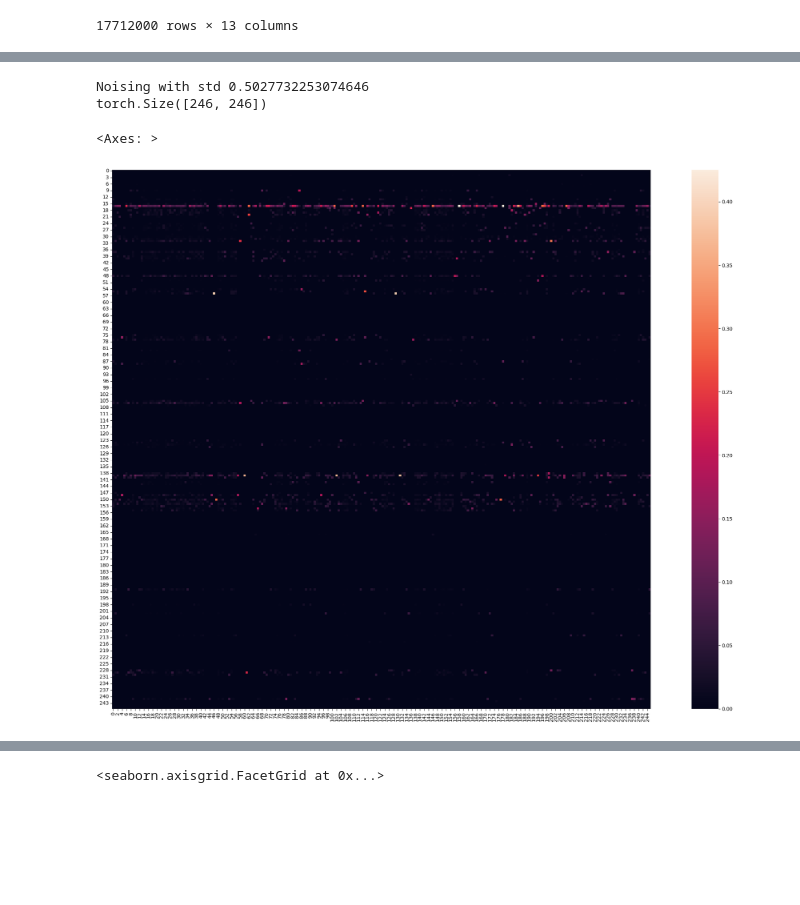
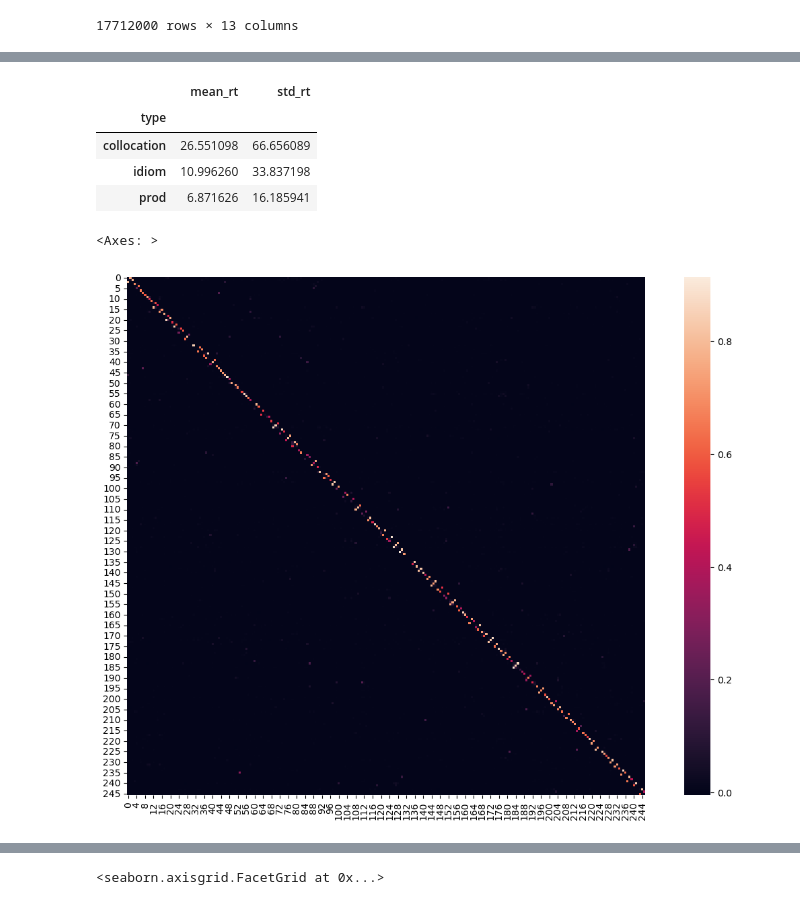
Before and after one commit to psydelle/minerva2, a Jupyter notebook: analysis/minerva_analyses.ipynb, the cells around one changed output, grey strips where cells are left out. Drawn from its saved outputs; the diff is of its cells as text; code cells hidden in the pictures; blank space fills up the shorter version.

```diff
--- a/analysis/minerva_analyses.ipynb
+++ b/analysis/minerva_analyses.ipynb
@@ -189,7 +189,7 @@ def get_sampled_matrix(embeddings, frequencies, M=10000, forget_prob=0.6, seed=N
     sampled_freqs = torch.cat(
         (
             torch.arange(n_items),
-            torch.multinomial(frequencies, sample_k, replacement=True),
+            torch.multinomial(frequencies, sample_k, replacement=True, generator=torch_generator),
         )
     )
     matrix = embeddings[sampled_freqs]
@@ -366,9 +344,19 @@ results
 | 17711999 | run country | 0.997619 | 5.0 | 100 | 2305763 | 300 | fasttext | True | ... |
 17712000 rows × 13 columns
 # %%
-subset_results = results[(results["minerva_k"] == 0.995) & (results["forget_prob"] == 0.8) & (results["is_noise_embeddings"] == False) & (results["is_equal_frequency"] == False)]
-subset_results_sbert = subset_results[subset_results["embedding_model"] == "sbert"]
-subset_results_fasttext = subset_results[subset_results["embedding_model"] == "fasttext"]
-subset_results_sbert
+FORGET_PROB = 0.8
+
+subset_results = results[
+    (results["minerva_k"] == 0.99)
+    & (results["forget_prob"] == FORGET_PROB)
+    & (results["is_noise_embeddings"] == False)
+    & (results["is_equal_frequency"] == True)
+]
+# subset_results_sbert = subset_results[subset_results["embedding_model"] == "sbert"]
+# subset_results_fasttext = subset_results[
+#     subset_results["embedding_model"] == "fasttext"
+# ]
+# subset_results_sbert
+subset_results
 # %% [output]
 |  | item | act | rt | n_kwics | id | participant | embedding_model | is_noise_embeddings | ... |
@@ -390,4 +378,4 @@ agg_results = subset_results.groupby(["embedding_model", "item"]).agg(
     std_rt=("rt", "std"),
 ).reset_index()
 agg_results = agg_results.join(df_expanded.set_index("item"), on="item")
-agg_results
+agg_results_sbert = agg_results[agg_results["embedding_model"] == "sbert"]
@@ -408,28 +400,39 @@ agg_results
+# %%
+agg_results_sbert.groupby("type").agg(
+    mean_rt=("mean_rt", "mean"),
+    std_rt=("mean_rt", "std"),
+)
+# %% [output]
+|  | mean_rt | std_rt |
+| type |  |  |
+| collocation | 26.551098 | 66.656089 |
+| idiom | 10.996260 | 33.837198 |
+| prod | 6.871626 | 16.185941 |
 # %%
 def minerva_activate(probe, Mat, tau=1.0):
     similarity = torch.cosine_similarity(probe, Mat, dim=1)
     activation = torch.abs(similarity**tau) * torch.sign(
         similarity
     )  # make sure we preserve the signs
+    # return activation / activation.sum()
     return activation
 
-matrix0, sampled_items0, _, _ = get_minerva_matrix_and_sims(
-    df_expanded, forget_prob=0.8, M=10000, seed=0
-)
+# matrix0, sampled_items0 = get_minerva_matrix_and_sims(
+#     item_embeddings, item_freq, forget_prob=FORGET_PROB, M=10000, seed=0
+# )
 
 probe_matrix_sims = torch.stack(
-    [minerva_activate(torch.tensor(row["vec"]), matrix0, tau=round(row["mean_rt"])) for row in agg_results.iloc]
+    [minerva_activate(torch.tensor(row["vec"]), sampled_matrix, tau=round(row["mean_rt"])) for row in agg_results_sbert.iloc]
+    # [minerva_activate(torch.tensor(row["vec"]), sampled_matrix, tau=1) for row in agg_results.iloc]
 )
 
 n_items = df_expanded["item"].nunique()
 
 pairwise_agg_sims, data_df = get_mean_sims(probe_matrix_sims, sampled_items, n_items)
 data_df.rename(columns={"mean_sim": "mean_activation"}, inplace=True)
 
-fig, ax = plt.subplots(figsize=(30,20))
+fig, ax = plt.subplots(figsize=(15,10))
 sns.heatmap(pairwise_agg_sims, ax=ax, square=True)
 # %% [output]
-Noising with std 0.5027732253074646
-torch.Size([246, 246])
+<Axes: >
-<Axes: >
-[figure, old version]
+[figure, new version]
```
Also changed, not shown: parts of 15 cells of this notebook, 1 other file.
